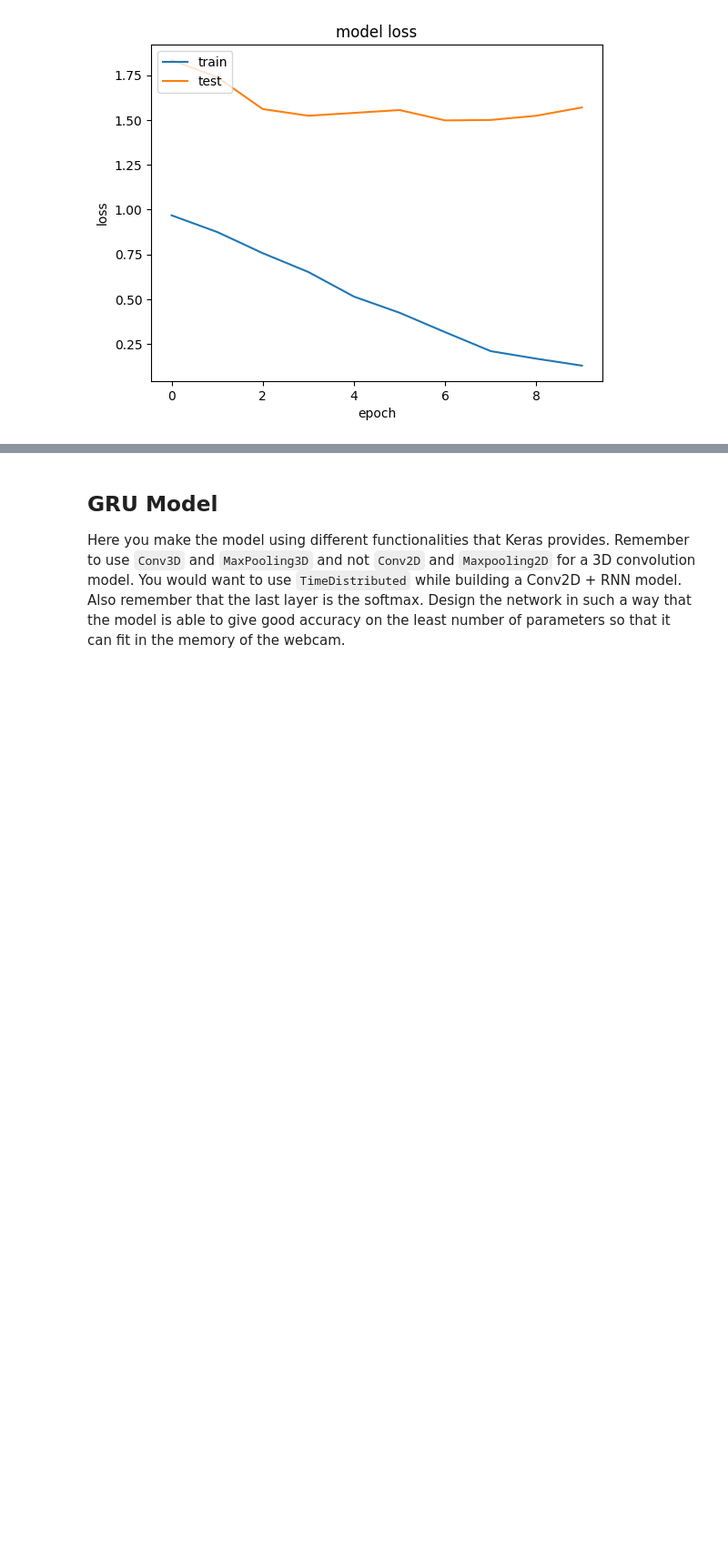
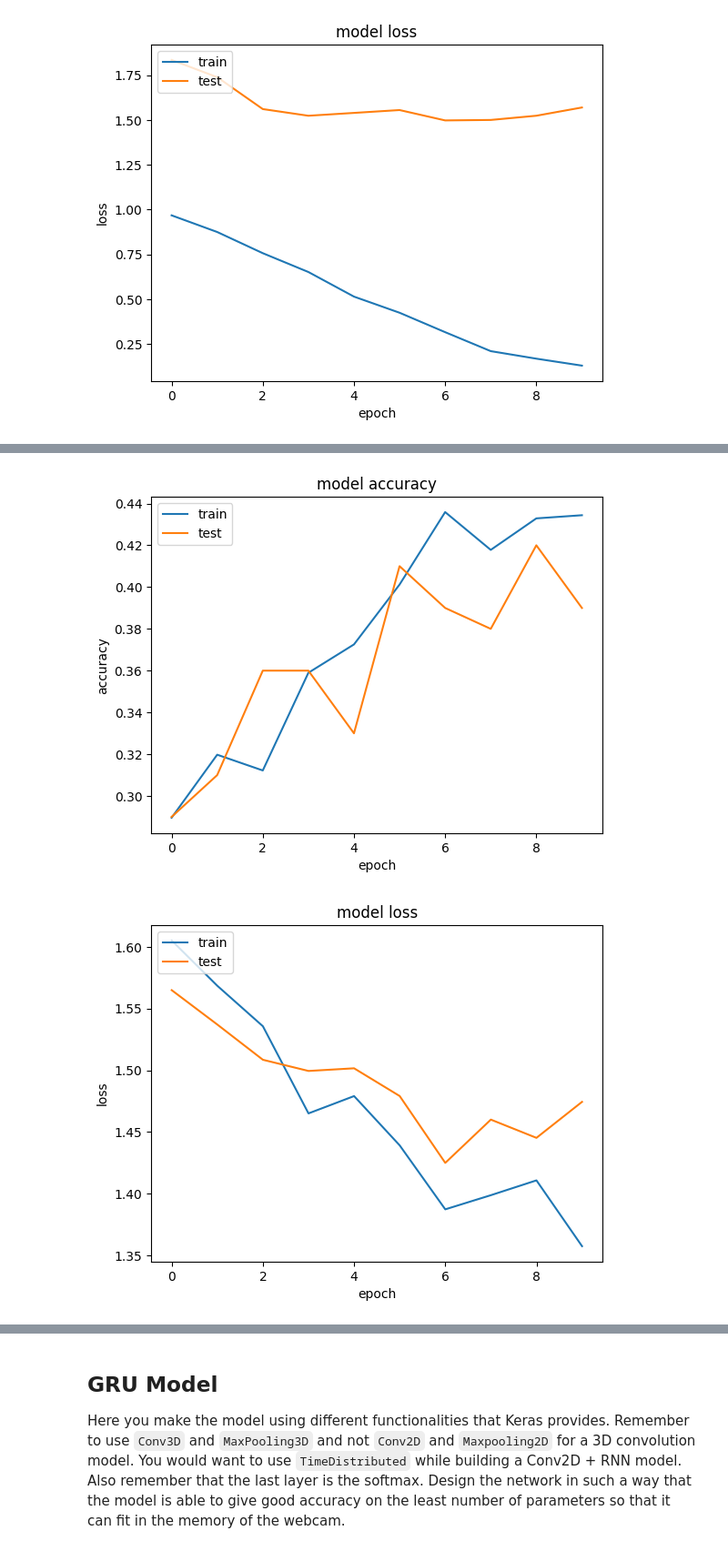
Before and after one commit to balu337/Gesture-Recognition, a Jupyter notebook: POAT_Jan5_X12X_NN_Project_Starter_Code.ipynb, the cells around one changed output, grey strips where cells are left out. Shown at 91% size. Saved outputs shown, nothing was run; the diff lists cells and outputs as text; code cells hidden in the pictures; blank space fills up the shorter version.

```diff
--- a/POAT_Jan5_X12X_NN_Project_Starter_Code.ipynb
+++ b/POAT_Jan5_X12X_NN_Project_Starter_Code.ipynb
@@ -187,0 +302,21 @@ Source path =  /content/ges_dataset/Project_data/train ; batch size = 1
+# %%
+# Plotting the result of Model 1 :
+def plotting_history(history_model):
+  # Plot the loss and accuracy curves for training and validation
+    # summarize history for accuracy
+    plt.plot(history_model.history['categorical_accuracy'])
+    plt.plot(history_model.history['val_categorical_accuracy'])
+    plt.title('model accuracy')
+    plt.ylabel('accuracy')
+    plt.xlabel('epoch')
+    plt.legend(['train', 'test'], loc='upper left')
+    plt.show()
+
+    # summarize history for loss
+    plt.plot(history_model.history['loss'])
+    plt.plot(history_model.history['val_loss'])
+    plt.title('model loss')
+    plt.ylabel('loss')
+    plt.xlabel('epoch')
+    plt.legend(['train', 'test'], loc='upper left')
+    plt.show()
@@ -893,0 +1293,10 @@ printCurrentTime()
+# %%
+num_epochs = 10
+print ('# epochs =', num_epochs)
+
+batch_size = 16
+print ('# batch_size =', batch_size)
+
+#list of image numbers you want to use for a particular video
+img_indexs = [3,6,9,12,15,18,21,27]
+print(len(img_indexs))
@@ -893,0 +1374,11 @@ printCurrentTime()
+# %%
+train_generator, val_generator = call_generator_modified(batch_size,64,64,img_indexs)
+callbacks_list = set_model_dir_checkpoint()
+steps_per_epoch, validation_steps = set_steps_per_epoch(batch_size)
+# %%
+history_lstm_2 = cnn_lstm_1.fit(train_generator, steps_per_epoch=steps_per_epoch, epochs=num_epochs, verbose=1,
+                    callbacks=callbacks_list,
+                    validation_data=val_generator,
+                    validation_steps=validation_steps,
+                    class_weight=None,
+                    initial_epoch=0)
@@ -893,0 +1403,5 @@ printCurrentTime()
+# %%
+plotting_history(history_lstm_2)
+# %% [output]
+[figure, added]
+[figure, added]
```
Also changed, not shown: parts of 44 cells of this notebook.
